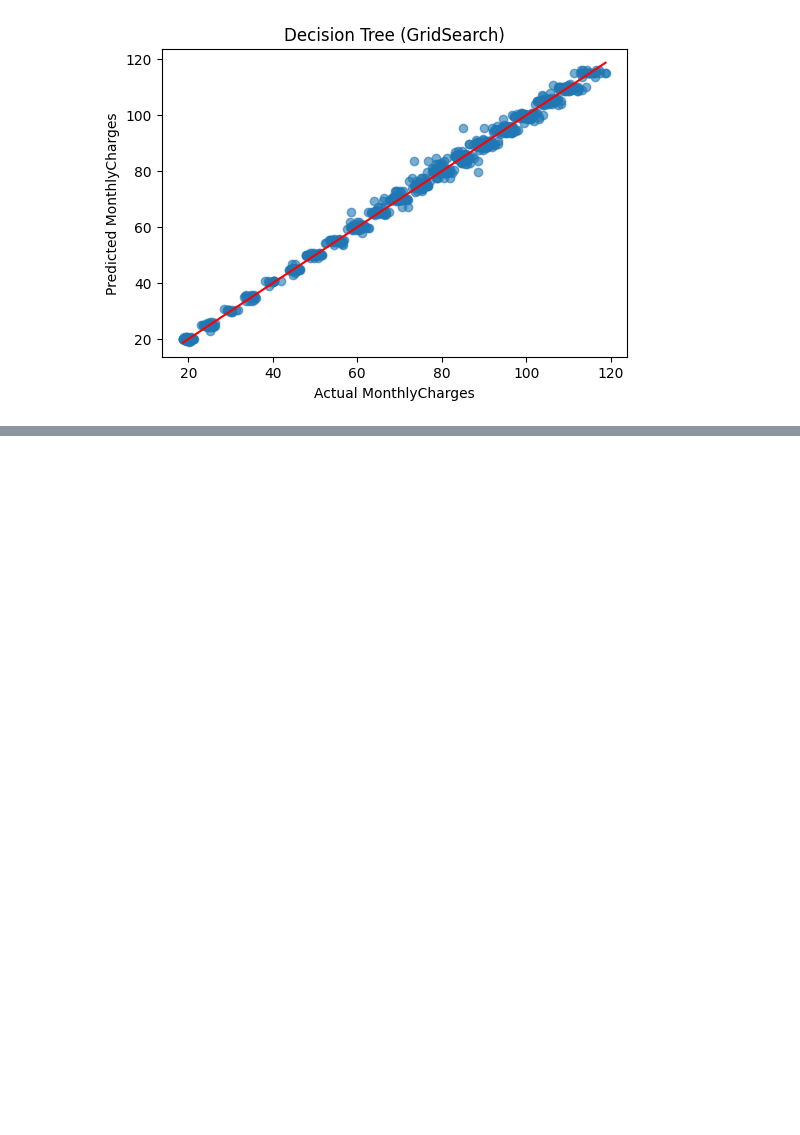
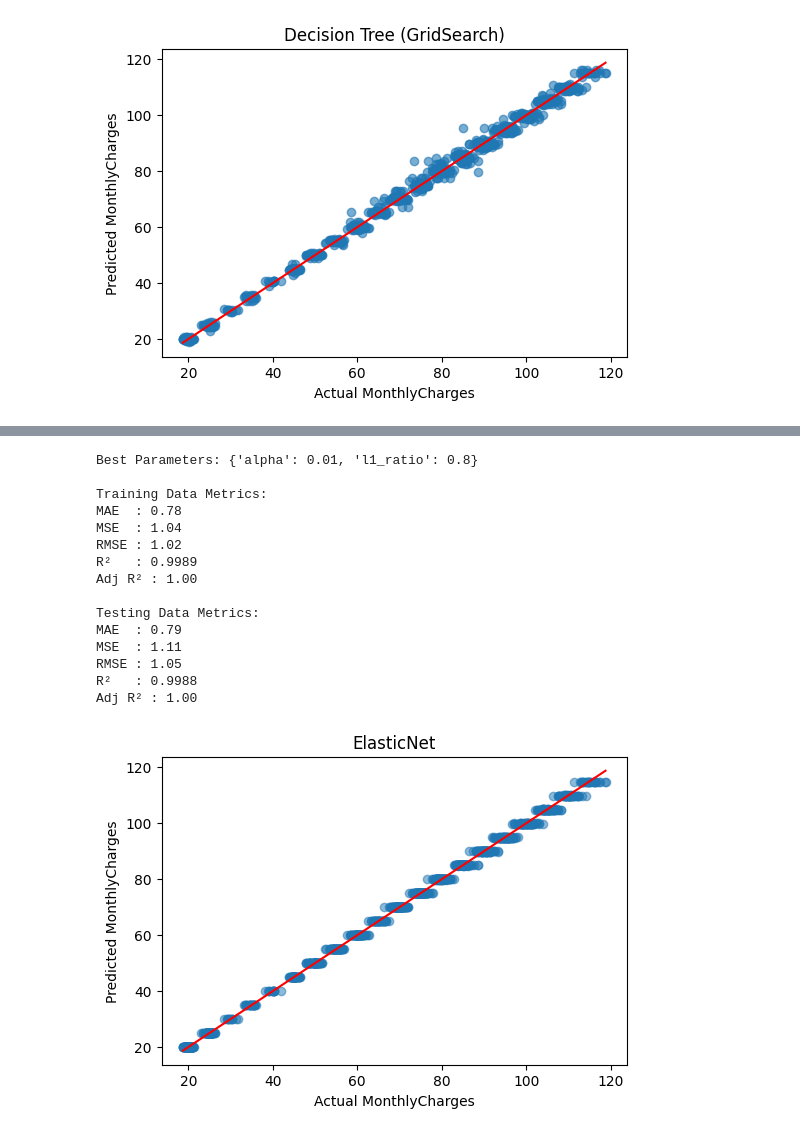
Before and after one commit to pradeepkumar2427/teleconnect-ml-assignment, a Jupyter notebook: notebooks/04_Regression.ipynb, the cells around one changed output, grey strips where cells are left out. Cells and saved outputs as stored; diff of their text form; code cells hidden in the pictures; blank space fills up the shorter version.

```diff
--- a/notebooks/04_Regression.ipynb
+++ b/notebooks/04_Regression.ipynb
@@ -619,10 +643,10 @@ grid.fit(X_train, y_train)
 print("Best Parameters:", grid.best_params_)
 
 
-model = grid.best_estimator_
+model_en = grid.best_estimator_
 
-y_train_pred = model.predict(X_train)
-y_test_pred = model.predict(X_test)
+y_train_pred = model_en.predict(X_train)
+y_test_pred = model_en.predict(X_test)
 
 def evaluate_model(y_true, y_pred, X_data, name='Dataset'):
     r2 = r2_score(y_true, y_pred)
@@ -630,30 +654,47 @@ def evaluate_model(y_true, y_pred, X_data, name='Dataset'):
     mse = mean_squared_error(y_true, y_pred)
     rmse = np.sqrt(mse)
 
     n = len(y_true)
     p = X_data.shape[1]
     adj_r2 = 1 - ((1 - r2)*(n - 1)/(n - p - 1))
 
     print(f"\n{name} Metrics:")
     print(f"MAE  : {mae:.2f}")
     print(f"MSE  : {mse:.2f}")
     print(f"RMSE : {rmse:.2f}")
     print(f"R²   : {r2:.4f}")
     print(f"Adj R² : {adj_r2:.2f}")
 
 evaluate_model(y_train, y_train_pred, X_train, "Training Data")
 evaluate_model(y_test, y_test_pred, X_test, "Testing Data")
 
 
 plt.figure(figsize=(6,4))
 plt.scatter(y_test, y_test_pred, alpha=0.5)
 
 # line
 plt.plot([y_test.min(), y_test.max()],
          [y_test.min(), y_test.max()],
          color='red')
 
 plt.xlabel("Actual MonthlyCharges")
 plt.ylabel("Predicted MonthlyCharges")
 plt.title("ElasticNet")
 plt.show()
+# %% [output]
+Best Parameters: {'alpha': 0.01, 'l1_ratio': 0.8}
+
+Training Data Metrics:
+MAE  : 0.78
+MSE  : 1.04
+RMSE : 1.02
+R²   : 0.9989
+Adj R² : 1.00
+
+Testing Data Metrics:
+MAE  : 0.79
+MSE  : 1.11
+RMSE : 1.05
+R²   : 0.9988
+Adj R² : 1.00
+[figure, added]
```
Also changed, not shown: parts of 28 cells of this notebook.
